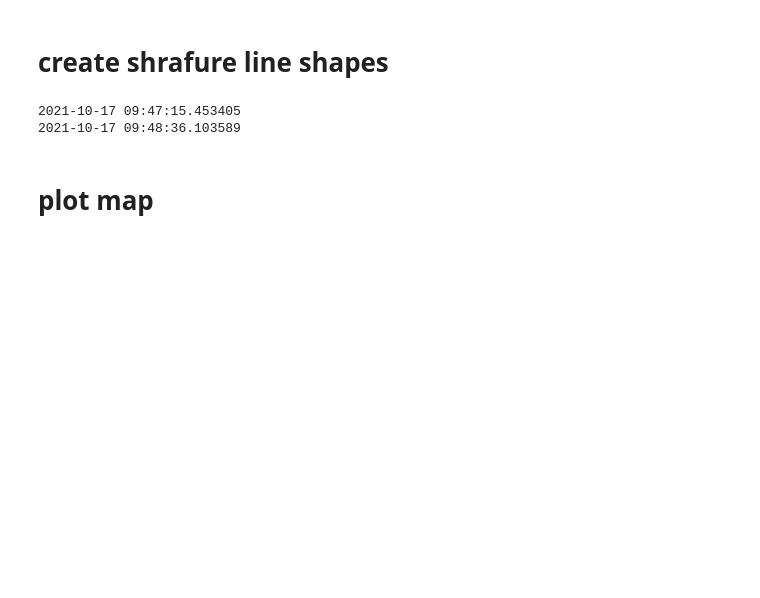
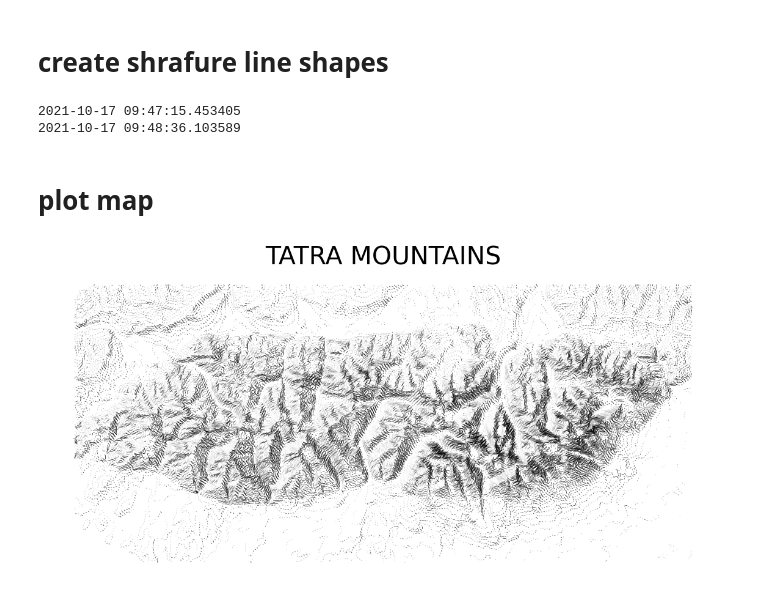
Before and after one commit to marcinszwagrzyk/Lehmanns_hachures, a Jupyter notebook: Lehmanns_Shrafure.ipynb, the cells around one changed output. Saved outputs shown, nothing was run; the diff lists cells and outputs as text; code cells hidden in the pictures; blank space fills up the shorter version.

```diff
--- a/Lehmanns_Shrafure.ipynb
+++ b/Lehmanns_Shrafure.ipynb
@@ -170,11 +170,14 @@ print(datetime.datetime.now())
 # %%
 line_width = 0.9
 transparency = 0.7
 fig, ax = plt.subplots(figsize=(20,15))
 map_title = 'TATRA MOUNTAINS'
 hfont = {'fontname':'DejaVu Sans'}
 ax.set_title(map_title, fontsize=41, **hfont)
-
+ax.axes.get_xaxis().set_visible(False)
+ax.axes.get_yaxis().set_visible(False)
 ax.set_frame_on(False)
 gdf_lines.plot(ax = ax, column='hs', linewidth=line_width, alpha=transparency, cmap='gray', vmin=150, vmax=255)
 plt.savefig(fr'{folder_res}\l_{map_title}_{conNum}_{station_meters}_{multiplier}_{line_width}.png')
+# %% [output]
+[figure, added]
```
Also changed, not shown: 2 other files.
